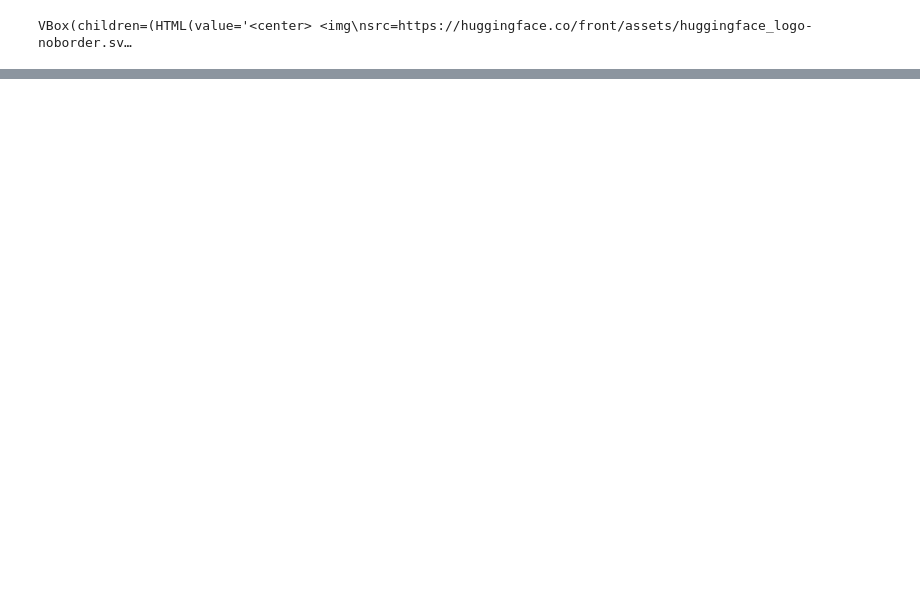
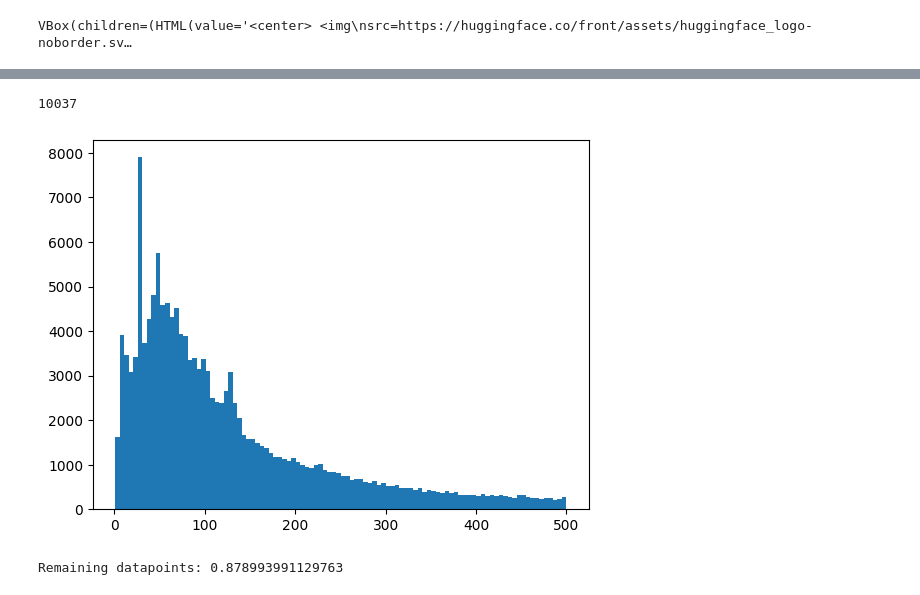
Before and after one commit to WilliamPLaCroix/NN-SoftP, a Jupyter notebook: cofacts.ipynb, the cells around one changed output, grey strips where cells are left out. Cells and saved outputs as stored; diff of their text form; code cells hidden in the pictures; blank space fills up the shorter version.

Commit message:
data inspection

```diff
--- a/cofacts.ipynb
+++ b/cofacts.ipynb
@@ -29,0 +48,25 @@ articles_replies_df.head()
+# %%
+def get_max_length(texts: list):
+    max_length = 0
+    for t in texts:
+        if t:
+            max_length = max(max_length, len(t))
+    return max_length
+
+def inspect_dist(col: list, threshold = 0):
+    if threshold == 0:
+        plt.hist(col, bins=100)
+        plt.show()
+    else:
+        plt.hist(col[col <= threshold], bins=100)
+        plt.show()
+        print(f"Remaining datapoints: {len(col[col <= threshold]) / len(col)}")
+# %%
+get_max_length(art_rep_df["text"])
+# %% [output]
+10037
+# %%
+inspect_dist(art_rep_df["text"].dropna().apply(len), threshold=500)
+# %% [output]
+[figure, added]
+Remaining datapoints: 0.878993991129763
```
Also changed, not shown: parts of 14 cells of this notebook.
